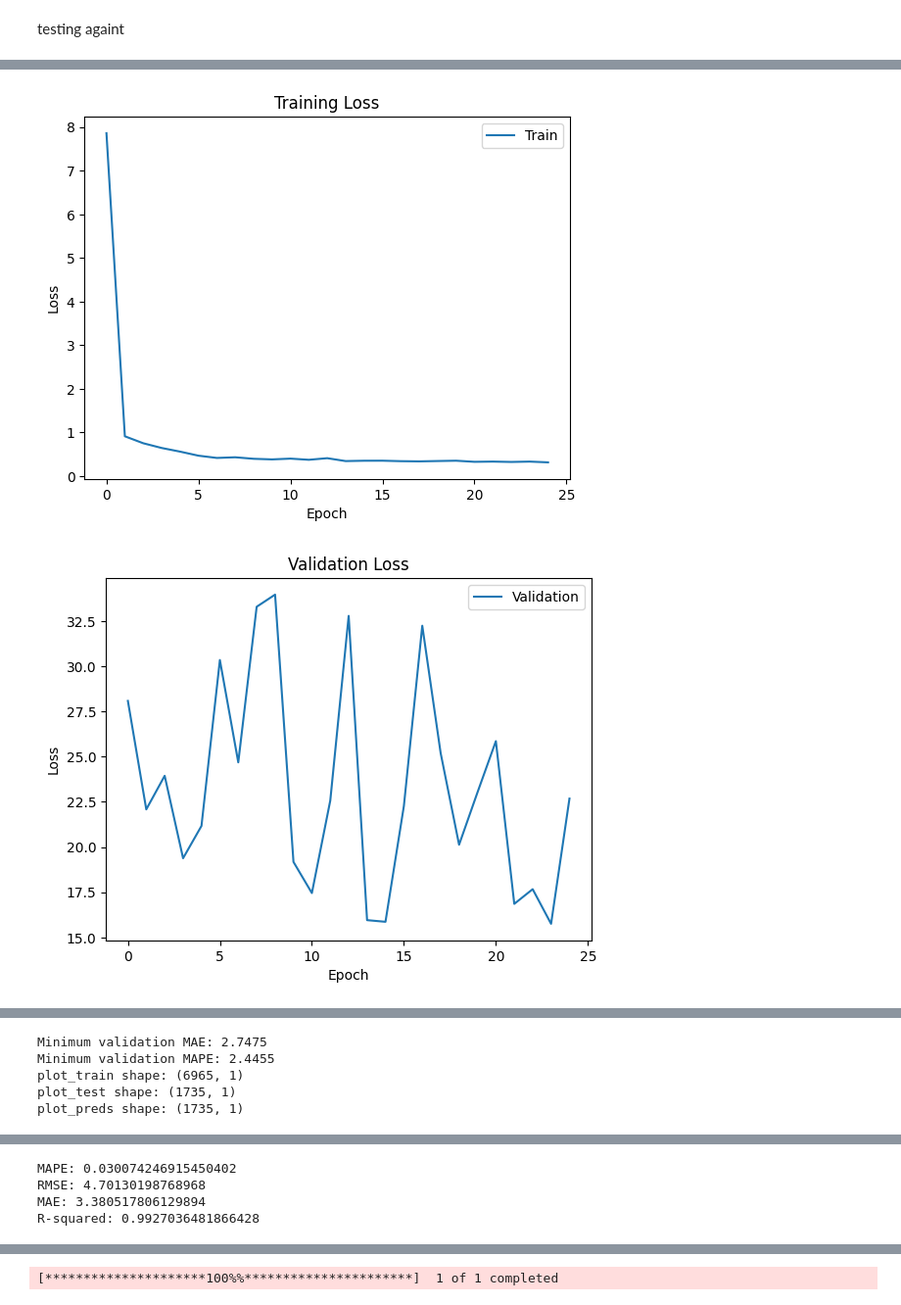
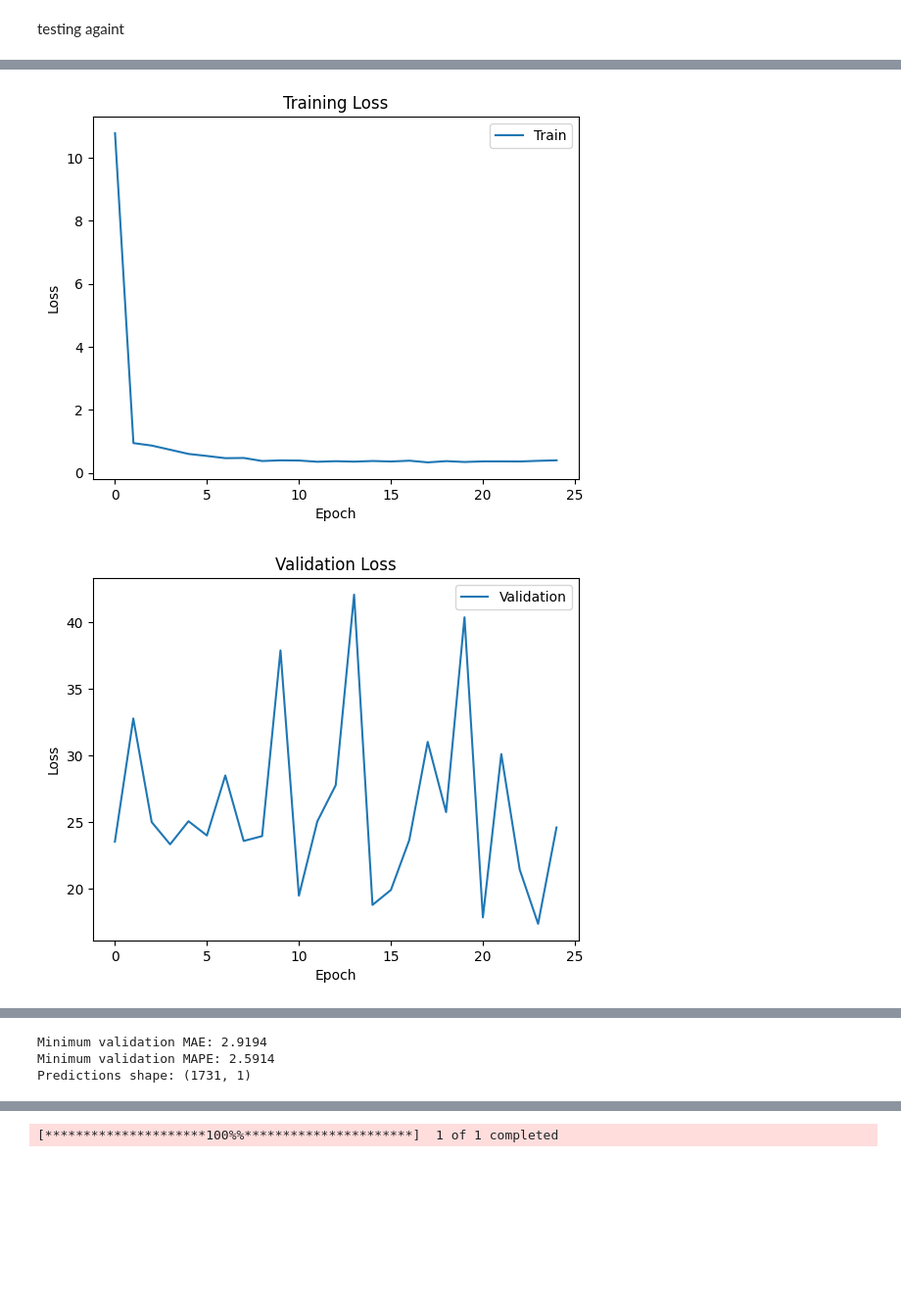
Before and after one commit to porchportal/stock-market-prediction-by--multi-Task-learning, a Jupyter notebook: VScodeML@2/speedPaper/testing.ipynb, the cells around one changed output, grey strips where cells are left out. Shown: that part at 98% size. Saved outputs shown, nothing was run; the diff lists cells and outputs as text; code cells hidden in the pictures; blank space fills up the shorter version.

Commit message:
update 2 layer input

```diff
--- a/VScodeML@2/speedPaper/testing.ipynb
+++ b/VScodeML@2/speedPaper/testing.ipynb
@@ -381,0 +520,17 @@ def plot_results(train, test, preds, df, normalize_bool=False, scaler=None, titl
+# %%
+# ticker = 'NDX'
+ticker = 'AAPL'
+# timeframe days
+dataset = yf.download(ticker, start='1990-01-01',
+                      end=datetime.now().strftime('%Y-%m-%d'), interval='1d')
+dataset = dataset[['Close']]
+
+data1 = calculate_DEMA(dataset['Close'], 10)
+data2 = calculate_TEMA(dataset['Close'], 10)
+
+df = pd.DataFrame(
+    {'price close': dataset['Close'], 'DEMA': data1, 'TEMA': data2})
+
+# print(df)
+
+print(df)
@@ -382,34 +554,26 @@ def plot_results(train, test, preds, df, normalize_bool=False, scaler=None, titl
 # %%
-# ticker = 'NDX'
-ticker = 'AAPL'
-# timeframe days
-dataset = yf.download(ticker, start='1990-01-01',
-                      end=datetime.now().strftime('%Y-%m-%d'), interval='1d')
-dataset = dataset[['Close']]
 
 normaliza_bool_update = False
 type_normalisation_update = None
 
-data = ETL(datainput=dataset, test_size=0.2, n_input=5, timestep=5,
-           normalize_bool=normaliza_bool_update, scaler=type_normalisation_update)
+etl = ETL(datainput1=dataset, datainput2=data1,
+          test_size=0.2, n_input=5, timestep=5,
+          normalize_bool=normaliza_bool_update,
+          scaler=type_normalisation_update)
 
-transformer = build_transfromer(head_size=128, num_heads=4, ff_dim=2, num_trans_blocks=4, mlp_units=[
-                                256], mlp_dropout=0.10, dropout=0.10, attention_axes=1)
-# transformer.summary()
-# train the model
-# hist = fit_transformer(transformer)
-hist = fit_transformer(transformer, data.X_train,
-                       data.y_train, data.X_test, data.y_test, display_loss=True)
-# time used
+X_train1, y_train1 = etl.X_train1, etl.y_train1
+X_train2, _ = etl.X_train2, None
+X_test1, y_test1 = etl.X_test1, etl.y_test1
+X_test2, _ = etl.X_test2, None
+transformer = build_transfromer(head_size=128, num_heads=4,
+                                ff_dim=2, num_trans_blocks=4,
+                                mlp_units=[256], mlp_dropout=0.10, dropout=0.10, attention_axes=1)
 
-transformer_preds = PredictAndForecast(transformer, data.train, data.test, n_input=5,
+hist = fit_transformer(transformer,
+                       X_train1, X_train2, y_train1, X_test1, X_test2, y_test1,
+                       display_loss=True)
+
+transformer_preds = PredictAndForecast(transformer, train1=X_train1, train2=X_train2, test1=X_test1, test2=X_test2, n_input=5,
                                        scaler=type_normalisation_update, normalize_bool=normaliza_bool_update)
-
-plot_results(data.train, data.test, transformer_preds.predictions,
-             data.df, title_suffix='Transformer AAPL')
-train_evaluation = Evaluate(data.test, transformer_preds.predictions)
-print(f"MAPE: {train_evaluation.mape}")
-print(f"RMSE: {train_evaluation.rmse}")
-print(f"MAE: {train_evaluation.mae}")
-print(f"R-squared: {train_evaluation.r2}")
+print("Predictions shape:", transformer_preds.predictions.shape)
 # %% [output]
@@ -451,2 +597,2 @@ time used 49.6120970249176
-[figure, old version]
+[figure, new version]
-[figure, old version]
+[figure, new version]
@@ -455,5 +600,0 @@ Minimum validation loss: 15.7552
-Minimum validation MAE: 2.7475
-Minimum validation MAPE: 2.4455
-plot_train shape: (6965, 1)
-plot_test shape: (1735, 1)
-plot_preds shape: (1735, 1)
@@ -461,4 +601,3 @@ plot_preds shape: (1735, 1)
-MAPE: 0.030074246915450402
-RMSE: 4.70130198768968
-MAE: 3.380517806129894
-R-squared: 0.9927036481866428
+Minimum validation MAE: 2.9194
+Minimum validation MAPE: 2.5914
+Predictions shape: (1731, 1)
```
Also changed, not shown: parts of 6 cells of this notebook.
